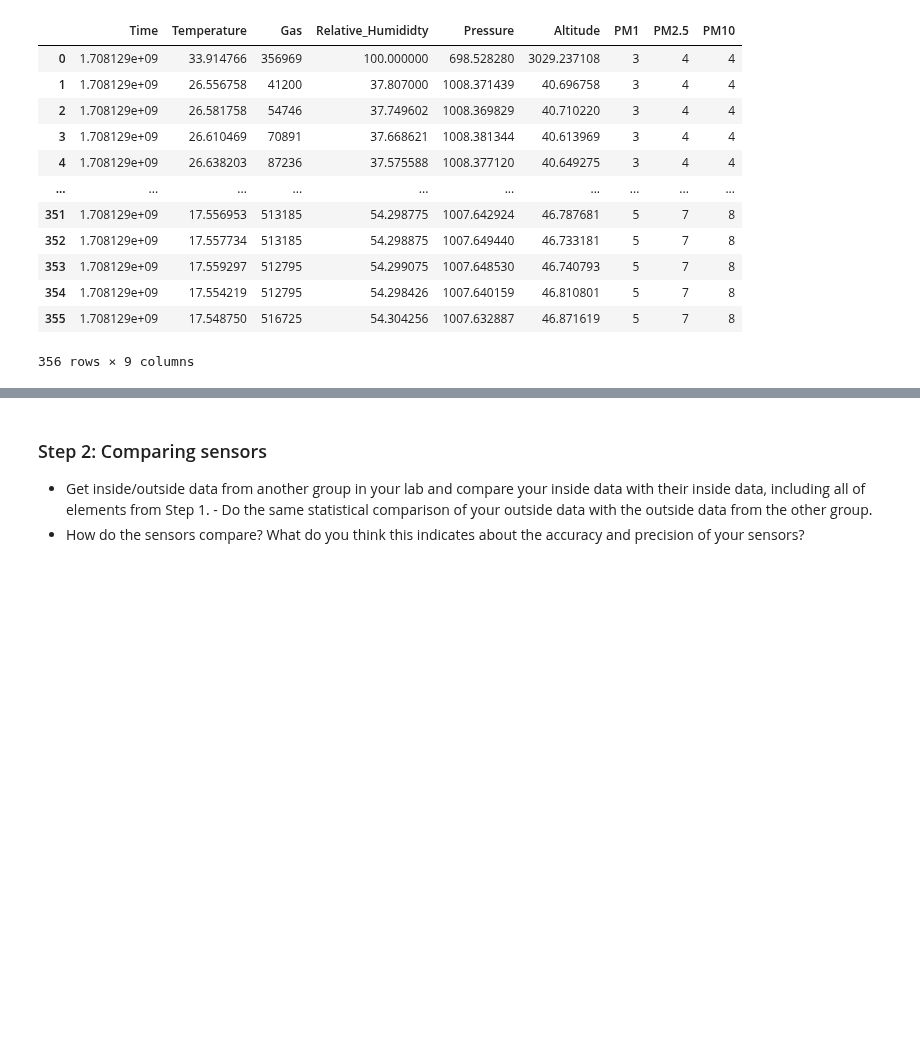
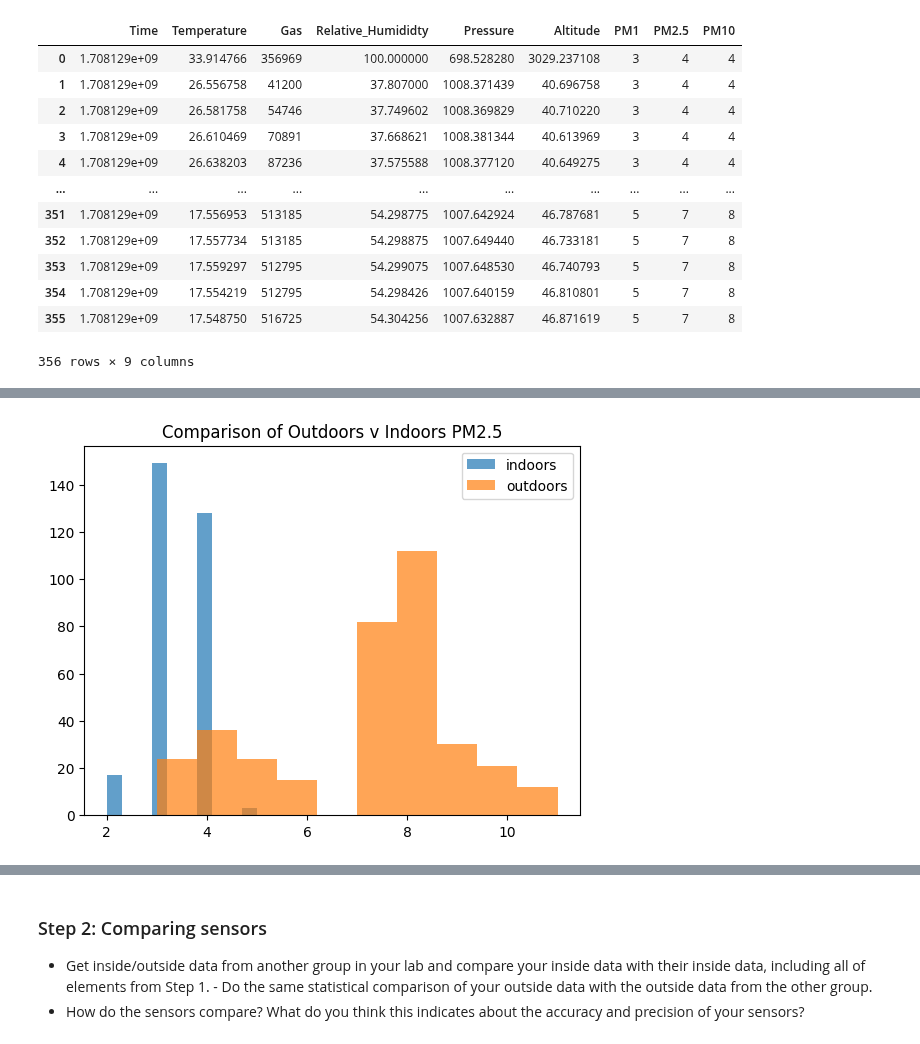
Before and after one commit to Gish-Sky/E11_LabWork, a Jupyter notebook: Lab-Activity-Week-6.ipynb, the cells around one changed output, grey strips where cells are left out. Drawn from its saved outputs; the diff is of its cells as text; code cells hidden in the pictures; blank space fills up the shorter version.

```diff
--- a/Lab-Activity-Week-6.ipynb
+++ b/Lab-Activity-Week-6.ipynb
@@ -45,0 +48,8 @@ outdoors
+# %%
+plt.hist(indoors['PM2.5'], alpha = 0.7, label = 'indoors')
+plt.hist(outdoors['PM2.5'], alpha = 0.7, label = 'outdoors')
+plt.title("Comparison of Outdoors v Indoors PM2.5")
+plt.legend()
+plt.show()
+# %% [output]
+[figure, added]
```
Also changed, not shown: parts of 3 cells of this notebook.
